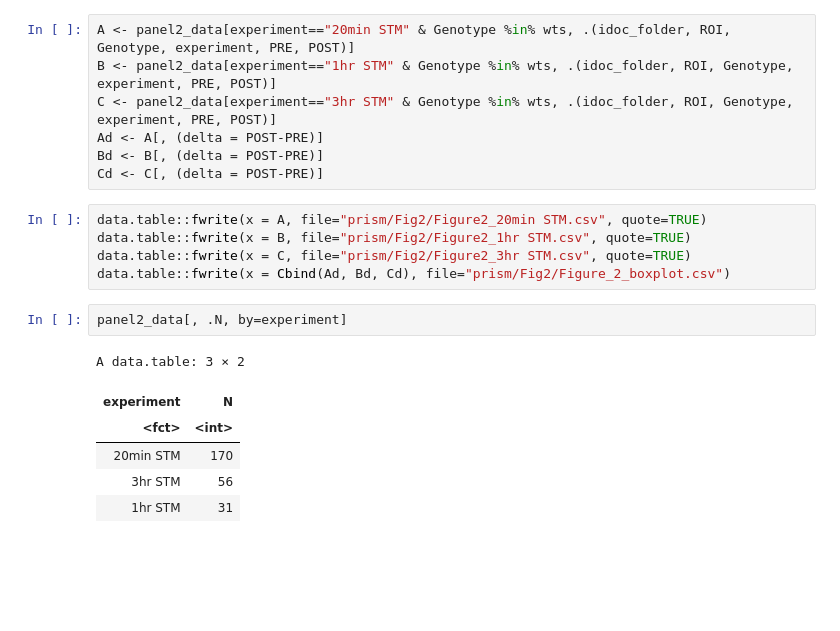
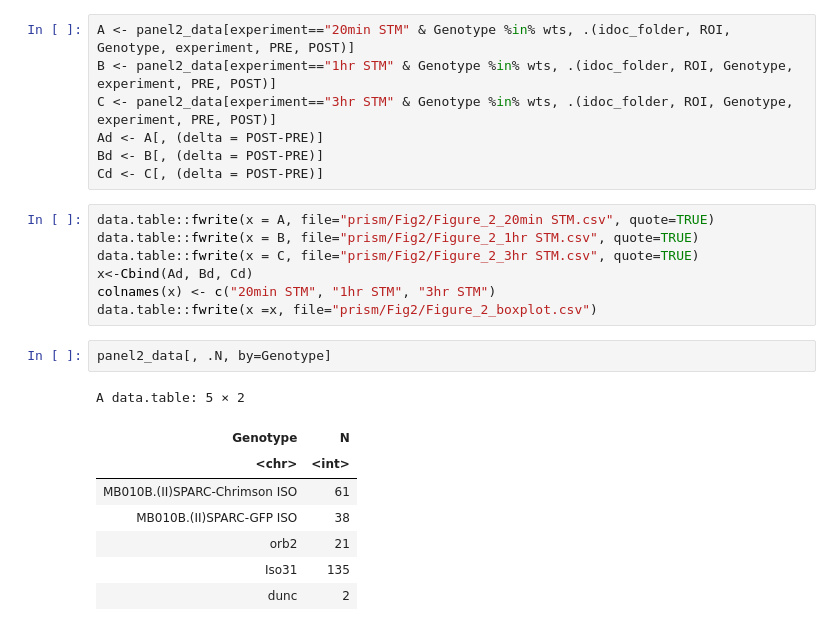
Before and after one commit to shaliulab/idoc-paper, a Jupyter notebook: 3_panel2.ipynb, the cells around one changed output. Saved outputs shown, nothing was run; the diff lists cells and outputs as text; blank space fills up the shorter version.

```diff
--- a/3_panel2.ipynb
+++ b/3_panel2.ipynb
@@ -31,19 +29,23 @@ Ad <- A[, (delta = POST-PRE)]
 Bd <- B[, (delta = POST-PRE)]
 Cd <- C[, (delta = POST-PRE)]
 # %%
-data.table::fwrite(x = A, file="prism/Fig2/Figure2_20min STM.csv", quote=TRUE)
-data.table::fwrite(x = B, file="prism/Fig2/Figure2_1hr STM.csv", quote=TRUE)
-data.table::fwrite(x = C, file="prism/Fig2/Figure2_3hr STM.csv", quote=TRUE)
-data.table::fwrite(x = Cbind(Ad, Bd, Cd), file="prism/Fig2/Figure_2_boxplot.csv")
+data.table::fwrite(x = A, file="prism/Fig2/Figure_2_20min STM.csv", quote=TRUE)
+data.table::fwrite(x = B, file="prism/Fig2/Figure_2_1hr STM.csv", quote=TRUE)
+data.table::fwrite(x = C, file="prism/Fig2/Figure_2_3hr STM.csv", quote=TRUE)
+x<-Cbind(Ad, Bd, Cd)
+colnames(x) <- c("20min STM", "1hr STM", "3hr STM")
+data.table::fwrite(x =x, file="prism/Fig2/Figure_2_boxplot.csv")
 # %%
-panel2_data[, .N, by=experiment]
+panel2_data[, .N, by=Genotype]
 # %% [output]
-A data.table: 3 × 2
+A data.table: 5 × 2
-| experiment | N |
-| <fct> | <int> |
-| 20min STM | 170 |
-| 3hr STM | 56 |
-| 1hr STM | 31 |
+| Genotype | N |
+| <chr> | <int> |
+| MB010B.(II)SPARC-Chrimson ISO | 61 |
+| MB010B.(II)SPARC-GFP ISO | 38 |
+| orb2 | 21 |
+| Iso31 | 135 |
+| dunc | 2 |
 # %%
 ratio=2.5
 size_unit=2.5
```
Also changed, not shown: parts of 4 cells of this notebook, 9 other files.
